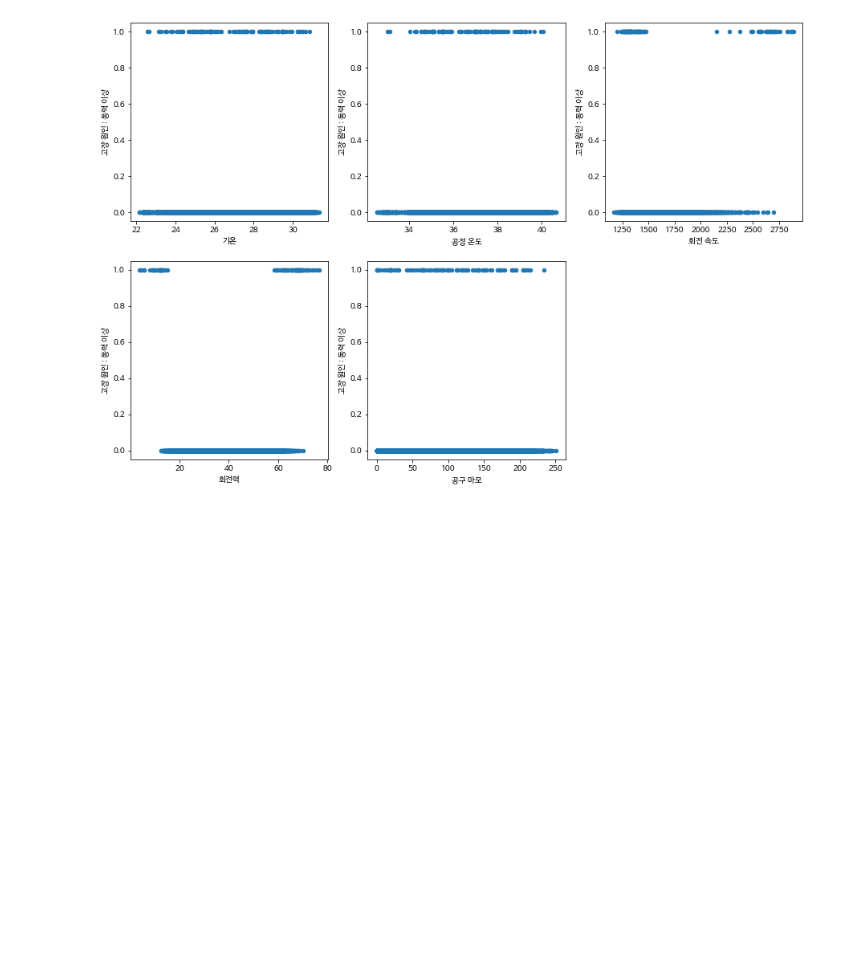
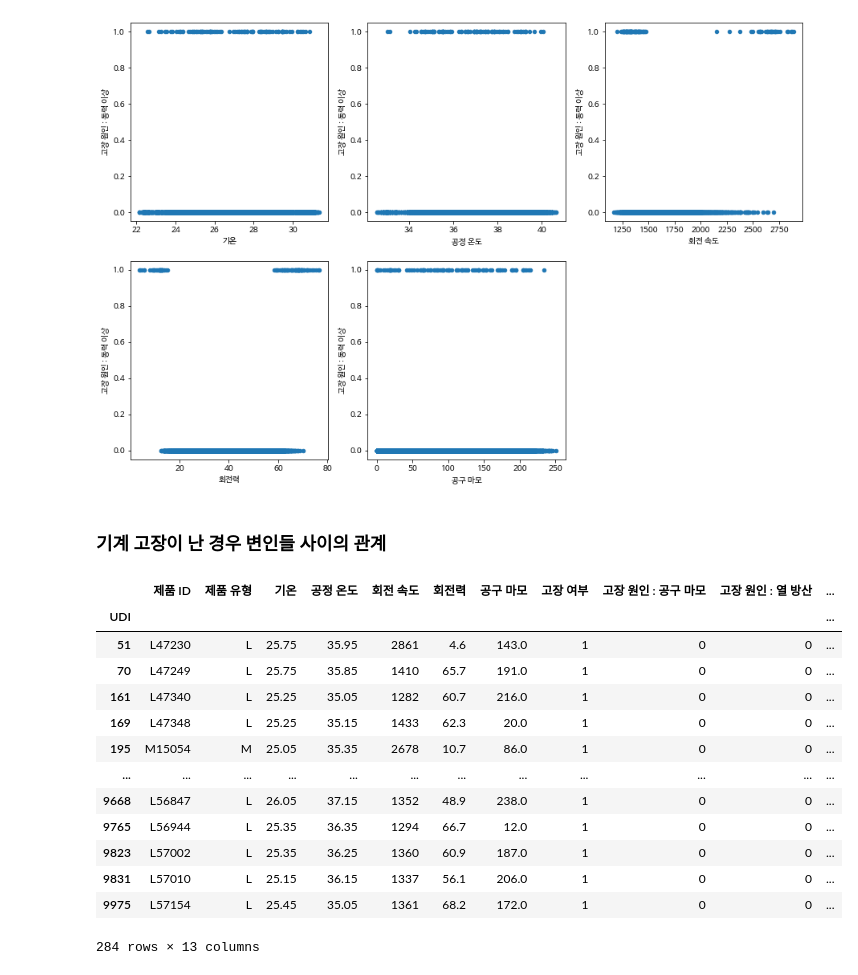
Before and after one commit to cesong2/Display-Sensor, a Jupyter notebook: Predictive_Maintenance2.ipynb, the cells around one changed output. Drawn from its saved outputs; the diff is of its cells as text; code cells hidden in the pictures; blank space fills up the shorter version.

```diff
--- a/Predictive_Maintenance2.ipynb
+++ b/Predictive_Maintenance2.ipynb
@@ -685,0 +691,2 @@ df.plot(x='공구 마모', y='고장 원인 : 동력 이상', kind='scatter', ax
+# %% [markdown]
+### 기계 고장이 난 경우 변인들 사이의 관계
@@ -685,0 +695,17 @@ df.plot(x='공구 마모', y='고장 원인 : 동력 이상', kind='scatter', ax
+# %%
+df_fail
+# %% [output]
+|  | 제품 ID | 제품 유형 | 기온 | 공정 온도 | 회전 속도 | 회전력 | 공구 마모 | 고장 여부 | 고장 원인 : 공구 마모 | 고장 원인 : 열 방산 | ... |
+| UDI |  |  |  |  |  |  |  |  |  |  | ... |
+| 51 | L47230 | L | 25.75 | 35.95 | 2861 | 4.6 | 143.0 | 1 | 0 | 0 | ... |
+| 70 | L47249 | L | 25.75 | 35.85 | 1410 | 65.7 | 191.0 | 1 | 0 | 0 | ... |
+| 161 | L47340 | L | 25.25 | 35.05 | 1282 | 60.7 | 216.0 | 1 | 0 | 0 | ... |
+| 169 | L47348 | L | 25.25 | 35.15 | 1433 | 62.3 | 20.0 | 1 | 0 | 0 | ... |
+| 195 | M15054 | M | 25.05 | 35.35 | 2678 | 10.7 | 86.0 | 1 | 0 | 0 | ... |
+| ... | ... | ... | ... | ... | ... | ... | ... | ... | ... | ... | ... |
+| 9668 | L56847 | L | 26.05 | 37.15 | 1352 | 48.9 | 238.0 | 1 | 0 | 0 | ... |
+| 9765 | L56944 | L | 25.35 | 36.35 | 1294 | 66.7 | 12.0 | 1 | 0 | 0 | ... |
+| 9823 | L57002 | L | 25.35 | 36.25 | 1360 | 60.9 | 187.0 | 1 | 0 | 0 | ... |
+| 9831 | L57010 | L | 25.15 | 36.15 | 1337 | 56.1 | 206.0 | 1 | 0 | 0 | ... |
+| 9975 | L57154 | L | 25.45 | 35.05 | 1361 | 68.2 | 172.0 | 1 | 0 | 0 | ... |
+284 rows × 13 columns
```
Also changed, not shown: parts of 8 cells of this notebook.
